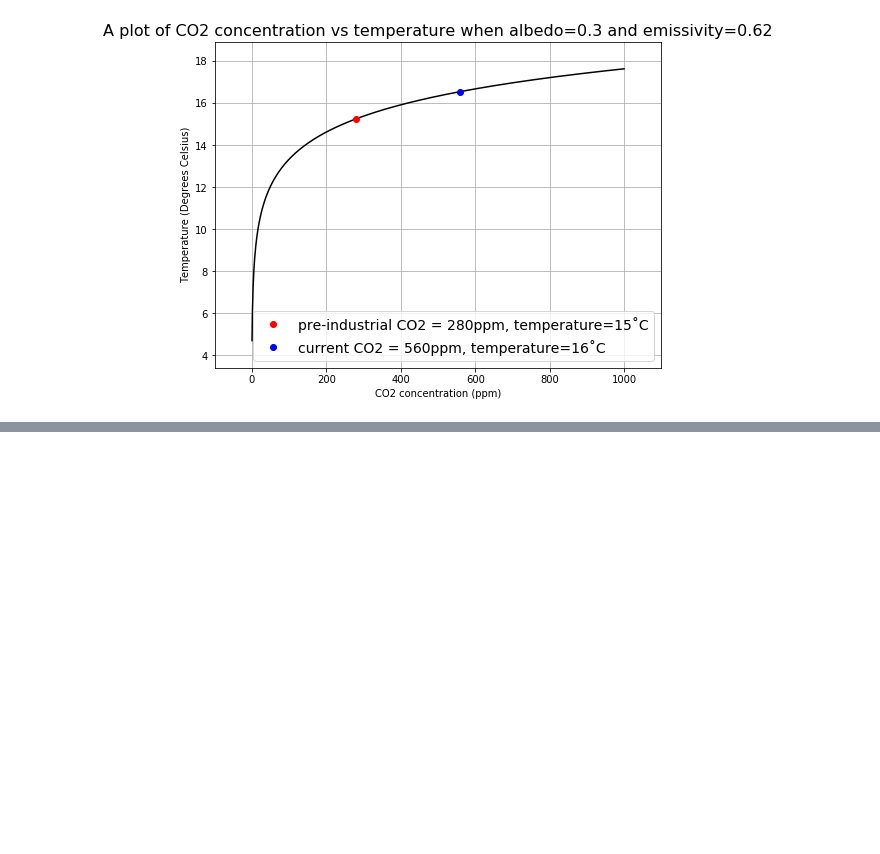
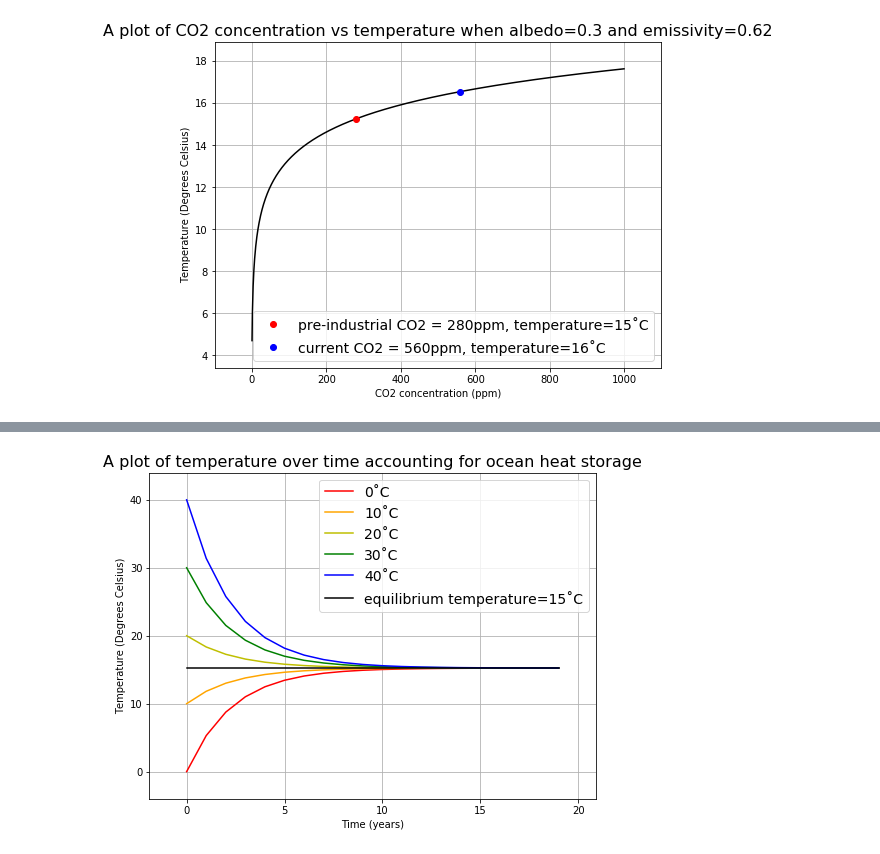
Before and after one commit to primer-computational-mathematics/book, a Jupyter notebook: _sources/geosciences/Climate_Model.ipynb, the cells around one changed output, grey strips where cells are left out. Saved outputs shown, nothing was run; the diff lists cells and outputs as text; code cells hidden in the pictures; blank space fills up the shorter version.

```diff
--- a/_sources/geosciences/Climate_Model.ipynb
+++ b/_sources/geosciences/Climate_Model.ipynb
@@ -294,0 +384,43 @@ $$D=\frac{\frac{1}{4}S_o(1-α)-a-T_{t=0}b}{C}$$
+# %%
+# define a function to calculate temp over time
+def equilibrium_T(T_initial, t, e=0.62, al=0.3, C=2.11e8, S_o=1365, s=5.67e-8, T_o=273):
+    a = e * s * T_o**4
+    b = 4 * e * s * T_o**3
+    D = (0.25*S_o*(1-al)-a-T_initial*b)/(C)
+    t = t*3600*24*365 # convert t from years to seconds
+    return (1/b)*(0.25*S_o*(1-al)-a-C*D*np.exp(-b*t/C))
+
+initial_T = np.array([i for i in range(0, 41, 10)])
+
+t = np.array([i for i in range(20)])
+
+T = {} # store data in a dictionary
+for i in range(len(initial_T)):
+    T['temp='+str(initial_T[i])]=[] # indexed by temp = initial temperature
+    for j in range(len(t)):
+        T['temp='+str(initial_T[i])].append(equilibrium_T(initial_T[i], t[j]))
+
+
+# set up figure
+fig = plt.figure(figsize=(8, 6))
+ax1 = fig.add_subplot(111)
+ax1.margins(0.1)
+
+def h(x):
+    return 0*x+T['temp='+str(0)][-1]
+
+
+# plot figure
+ax1.plot(t, T['temp='+str(0)], 'r', label='0˚C')
+ax1.plot(t, T['temp='+str(10)], 'orange', label='10˚C')
+ax1.plot(t, T['temp='+str(20)], 'y', label='20˚C')
+ax1.plot(t, T['temp='+str(30)], 'g', label='30˚C')
+ax1.plot(t, T['temp='+str(40)], 'b', label='40˚C')
+ax1.plot(t, h(t), 'k', label='equilibrium temperature=%.d˚C' % T['temp='+str(0)][-1])
+ax1.set_xlabel('Time (years)')
+ax1.set_ylabel('Temperature (Degrees Celsius)')
+ax1.set_title('A plot of temperature over time accounting for ocean heat storage', fontsize=16)
+ax1.legend(loc='best', fontsize=14)
+ax1.grid(True)
+# %% [output]
+[figure, added]
```
Also changed, not shown: parts of 26 cells of this notebook, 27 other files.
